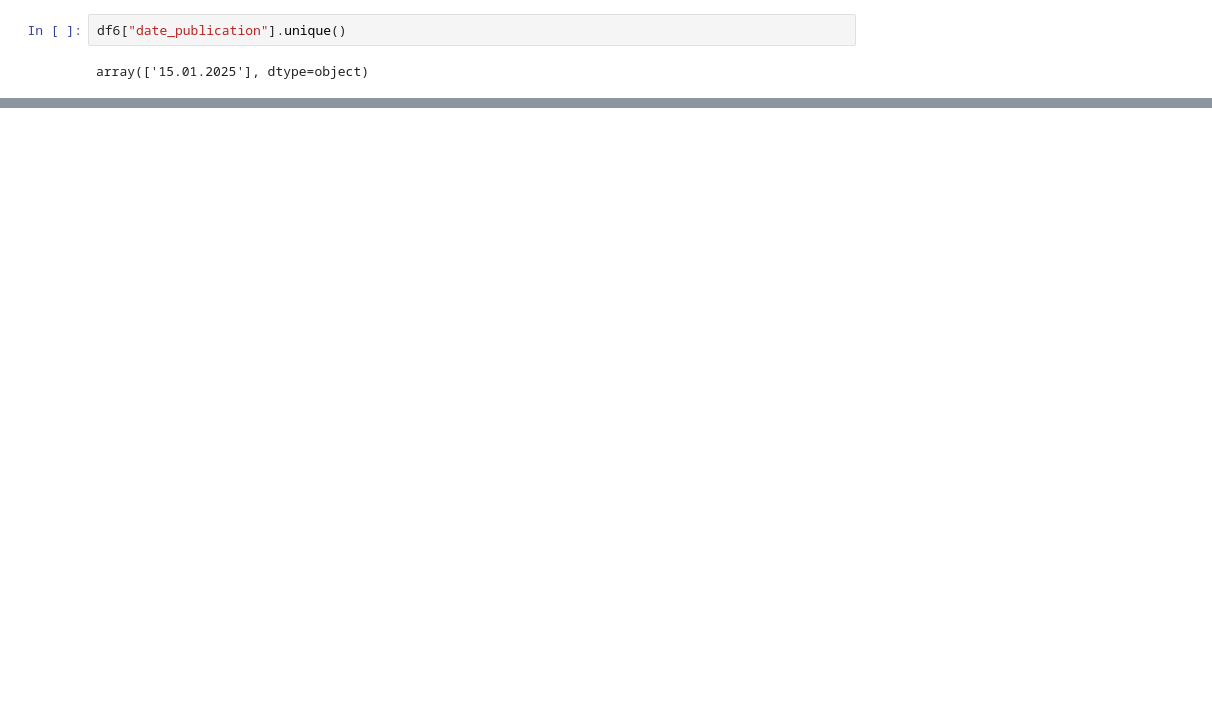
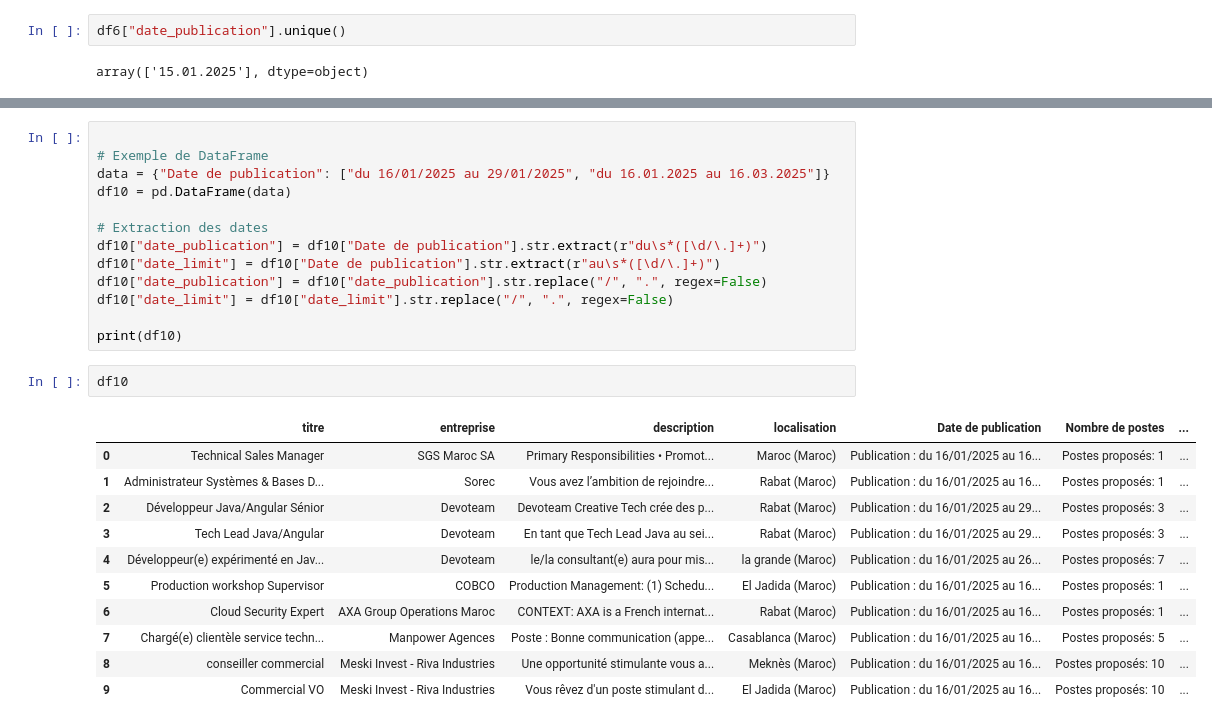
Before and after one commit to abdeladime2003/Job_Recommendation, a Jupyter notebook: tets1.ipynb, the cells around one changed output, grey strips where cells are left out. Cells and saved outputs as stored; diff of their text form; blank space fills up the shorter version.

```diff
--- a/tets1.ipynb
+++ b/tets1.ipynb
@@ -182,0 +208,27 @@ array(['15.01.2025'], dtype=object)
+# %%
+
+# Exemple de DataFrame
+data = {"Date de publication": ["du 16/01/2025 au 29/01/2025", "du 16.01.2025 au 16.03.2025"]}
+df10 = pd.DataFrame(data)
+
+# Extraction des dates
+df10["date_publication"] = df10["Date de publication"].str.extract(r"du\s*([\d/\.]+)")
+df10["date_limit"] = df10["Date de publication"].str.extract(r"au\s*([\d/\.]+)")
+df10["date_publication"] = df10["date_publication"].str.replace("/", ".", regex=False)
+df10["date_limit"] = df10["date_limit"].str.replace("/", ".", regex=False)
+
+print(df10)
+# %%
+df10
+# %% [output]
+|  | titre | entreprise | description | localisation | Date de publication | Nombre de postes | ... |
+| 0 | Technical Sales Manager | SGS Maroc SA | Primary Responsibilities • Promot... | Maroc (Maroc) | Publication : du 16/01/2025 au 16... | Postes proposés: 1 | ... |
+| 1 | Administrateur Systèmes & Bases D... | Sorec | Vous avez l’ambition de rejoindre... | Rabat (Maroc) | Publication : du 16/01/2025 au 16... | Postes proposés: 1 | ... |
+| 2 | Développeur Java/Angular Sénior | Devoteam | Devoteam Creative Tech crée des p... | Rabat (Maroc) | Publication : du 16/01/2025 au 29... | Postes proposés: 3 | ... |
+| 3 | Tech Lead Java/Angular | Devoteam | En tant que Tech Lead Java au sei... | Rabat (Maroc) | Publication : du 16/01/2025 au 29... | Postes proposés: 3 | ... |
+| 4 | Développeur(e) expérimenté en Jav... | Devoteam | le/la consultant(e) aura pour mis... | la grande (Maroc) | Publication : du 16/01/2025 au 26... | Postes proposés: 7 | ... |
+| 5 | Production workshop Supervisor | COBCO | Production Management: (1) Schedu... | El Jadida (Maroc) | Publication : du 16/01/2025 au 16... | Postes proposés: 1 | ... |
+| 6 | Cloud Security Expert | AXA Group Operations Maroc | CONTEXT: AXA is a French internat... | Rabat (Maroc) | Publication : du 16/01/2025 au 16... | Postes proposés: 1 | ... |
+| 7 | Chargé(e) clientèle service techn... | Manpower Agences | Poste : Bonne communication (appe... | Casablanca (Maroc) | Publication : du 16/01/2025 au 16... | Postes proposés: 5 | ... |
+| 8 | conseiller commercial | Meski Invest - Riva Industries | Une opportunité stimulante vous a... | Meknès (Maroc) | Publication : du 16/01/2025 au 16... | Postes proposés: 10 | ... |
+| 9 | Commercial VO | Meski Invest - Riva Industries | Vous rêvez d'un poste stimulant d... | El Jadida (Maroc) | Publication : du 16/01/2025 au 16... | Postes proposés: 10 | ... |
```
Also changed, not shown: parts of 18 cells of this notebook, 7 other files.
